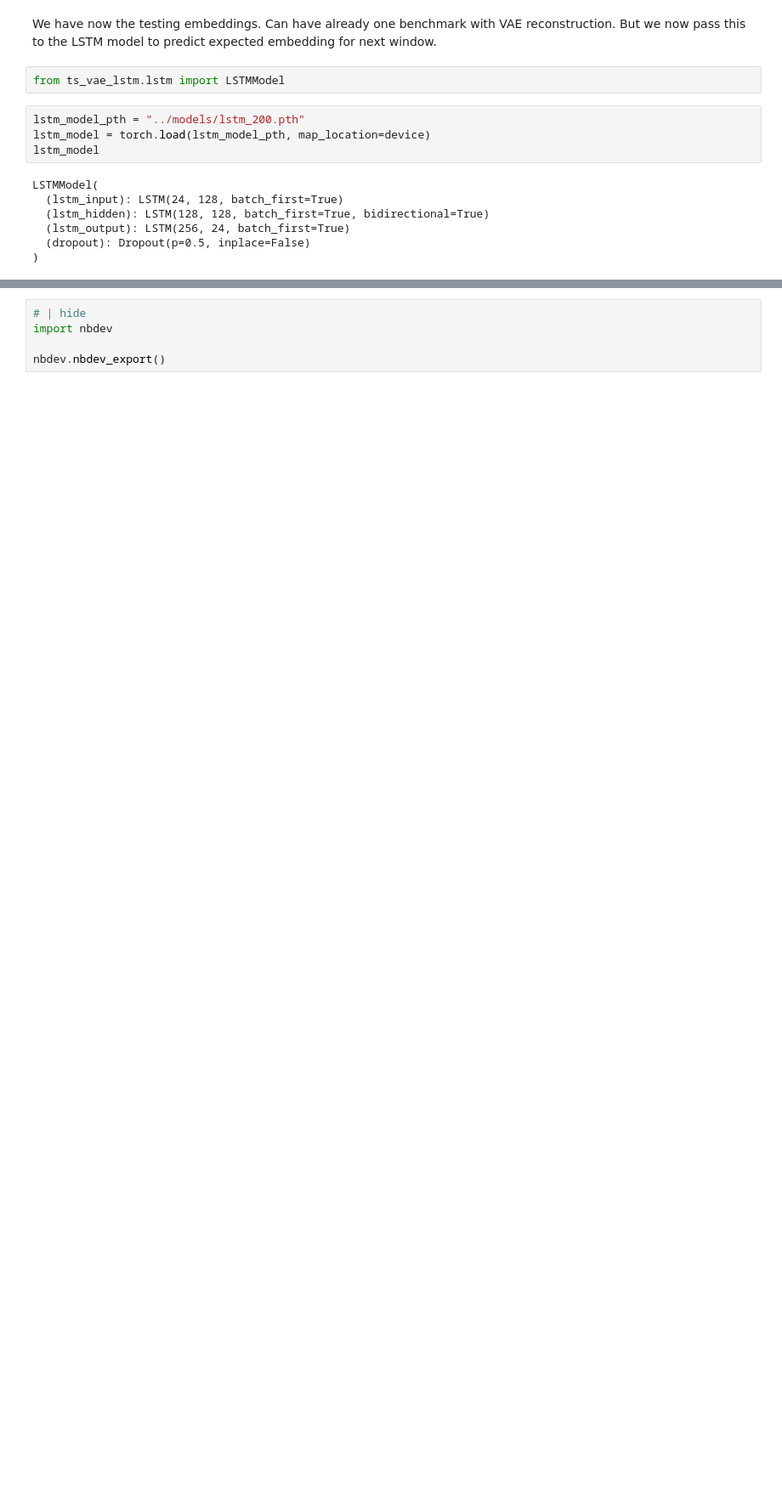
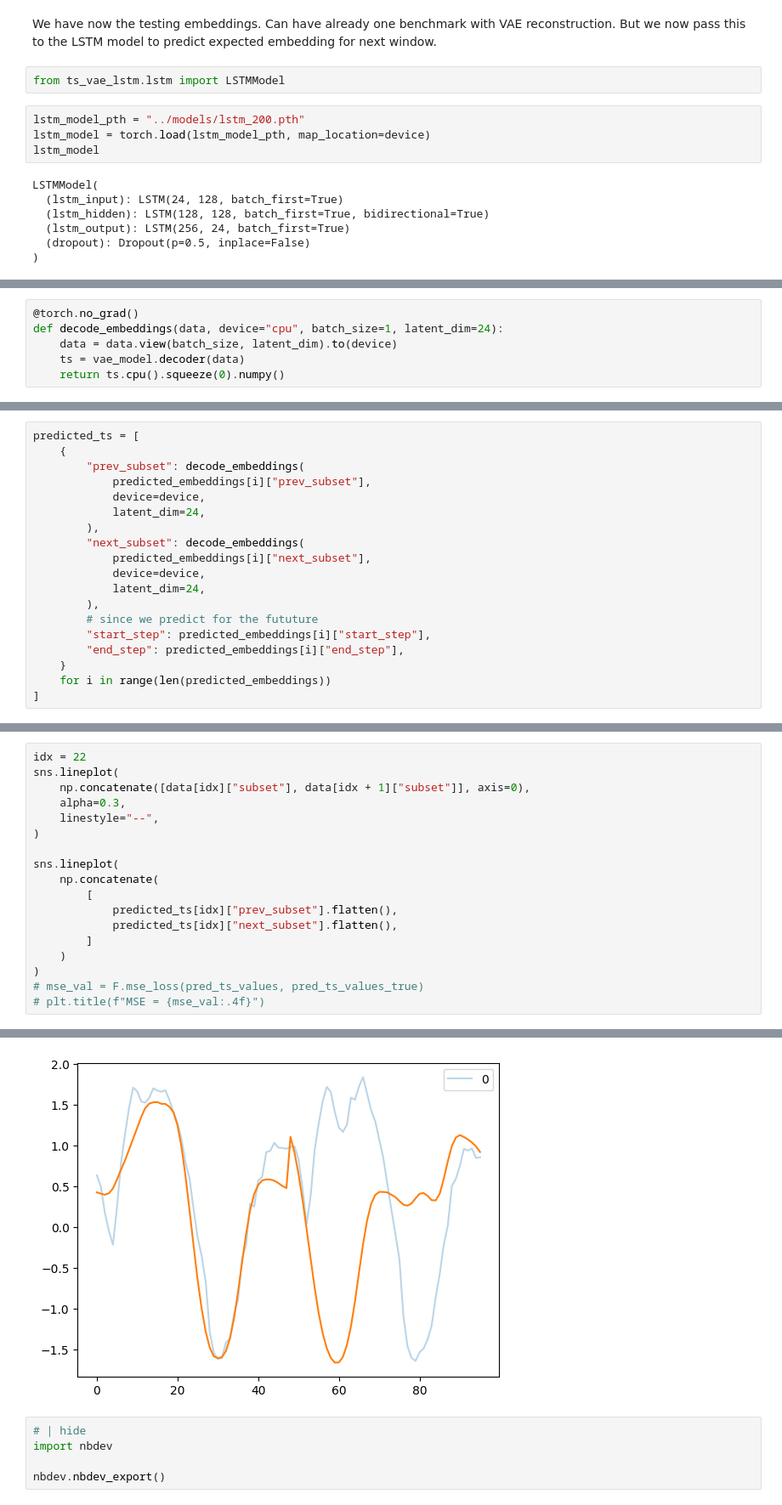
Before and after one commit to thatgeeman/ts_vae-lstm, a Jupyter notebook: nbs/03_ad_complete.ipynb, the cells around one changed output, grey strips where cells are left out. Shown at 85% size. Cells and saved outputs as stored; diff of their text form; blank space fills up the shorter version.

```diff
--- a/nbs/03_ad_complete.ipynb
+++ b/nbs/03_ad_complete.ipynb
@@ -216,0 +293,6 @@ LSTMModel(
+# %%
+@torch.no_grad()
+def decode_embeddings(data, device="cpu", batch_size=1, latent_dim=24):
+    data = data.view(batch_size, latent_dim).to(device)
+    ts = vae_model.decoder(data)
+    return ts.cpu().squeeze(0).numpy()
@@ -217 +304,20 @@ LSTMModel(
+# %%
+predicted_ts = [
+    {
+        "prev_subset": decode_embeddings(
+            predicted_embeddings[i]["prev_subset"],
+            device=device,
+            latent_dim=24,
+        ),
+        "next_subset": decode_embeddings(
+            predicted_embeddings[i]["next_subset"],
+            device=device,
+            latent_dim=24,
+        ),
+        # since we predict for the fututure
+        "start_step": predicted_embeddings[i]["start_step"],
+        "end_step": predicted_embeddings[i]["end_step"],
+    }
+    for i in range(len(predicted_embeddings))
+]
 # %%
@@ -292,0 +339,19 @@ df
+# %%
+idx = 22
+sns.lineplot(
+    np.concatenate([data[idx]["subset"], data[idx + 1]["subset"]], axis=0),
+    alpha=0.3,
+    linestyle="--",
+)
+
+sns.lineplot(
+    np.concatenate(
+        [
+            predicted_ts[idx]["prev_subset"].flatten(),
+            predicted_ts[idx]["next_subset"].flatten(),
+        ]
+    )
+)
+# mse_val = F.mse_loss(pred_ts_values, pred_ts_values_true)
+# plt.title(f"MSE = {mse_val:.4f}")
+# %% [output]
@@ -293,3 +359,4 @@ df
+[figure, added]
 # %%
 # | hide
 import nbdev
```
Also changed, not shown: parts of 26 cells of this notebook.
